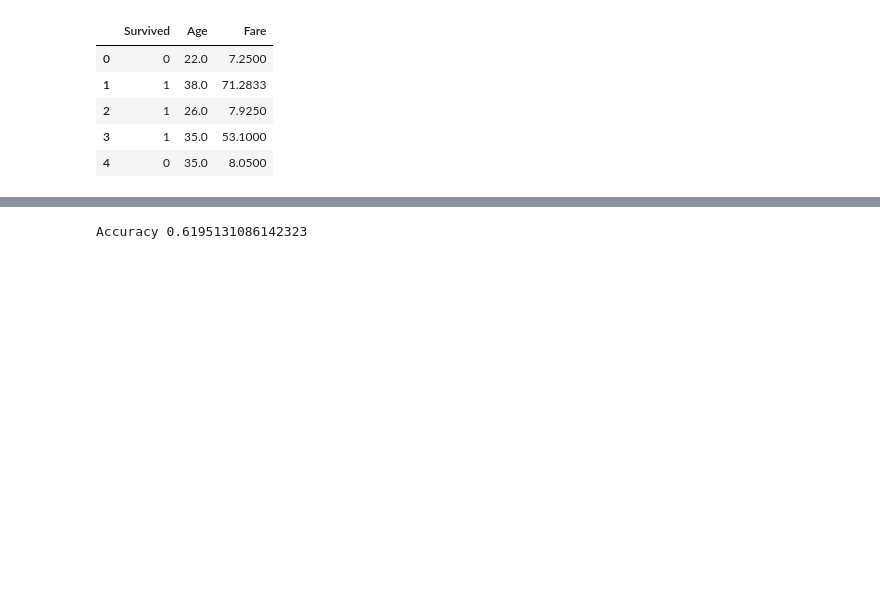
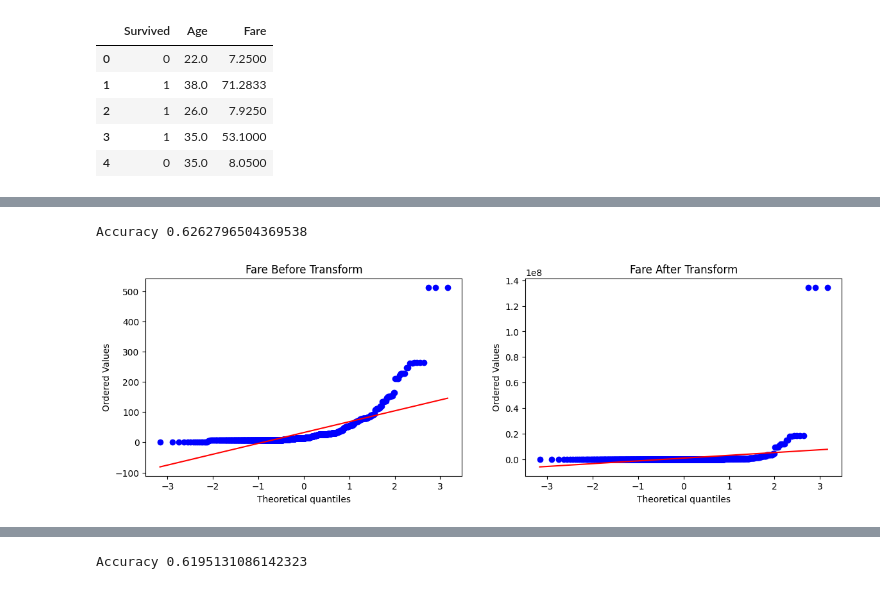
Before and after one commit to Apurba1903/Descriptive-Statistics, a Jupyter notebook: function_transformer.ipynb, the cells around one changed output, grey strips where cells are left out. Saved outputs shown, nothing was run; the diff lists cells and outputs as text; code cells hidden in the pictures; blank space fills up the shorter version.

```diff
--- a/function_transformer.ipynb
+++ b/function_transformer.ipynb
@@ -207,0 +243,5 @@ def apply_transform(transform):
+# %%
+apply_transform(lambda x: x**3)
+# %% [output]
+Accuracy 0.6262796504369538
+[figure, added]
```
Also changed, not shown: parts of 12 cells of this notebook.
